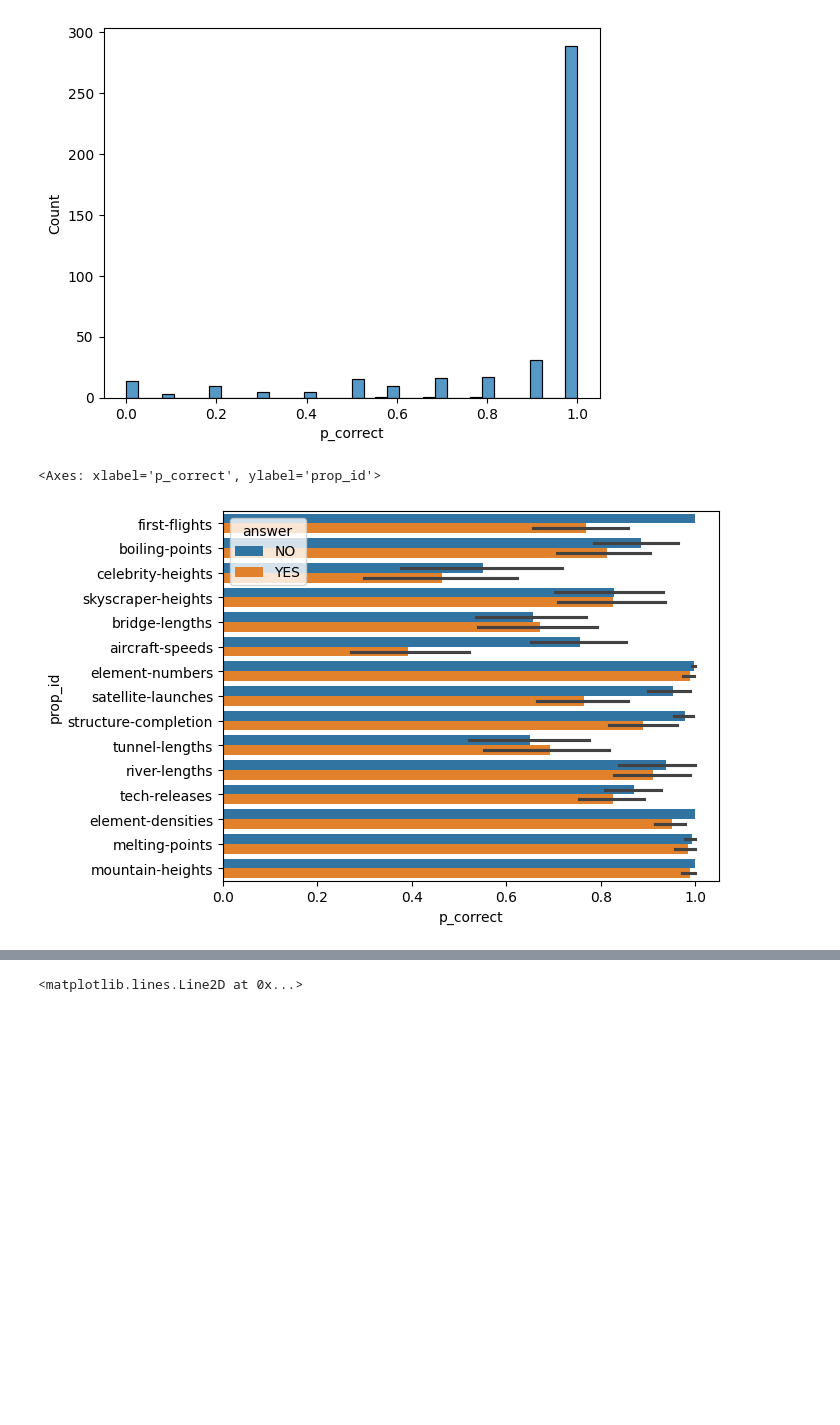
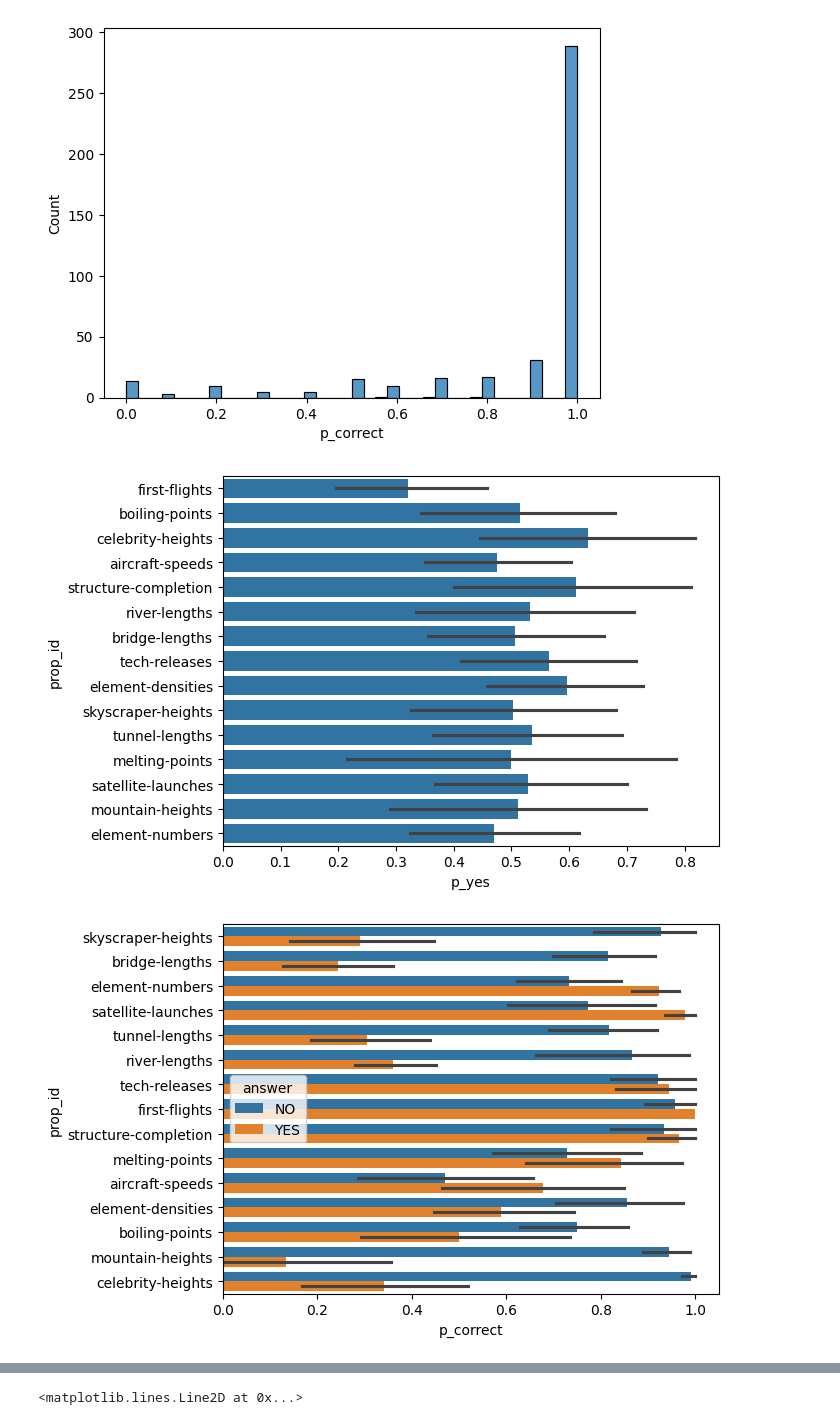
Before and after one commit to jettjaniak/chainscope, a Jupyter notebook: notebooks/scatterplots.ipynb, the cells around one changed output, grey strips where cells are left out. Saved outputs shown, nothing was run; the diff lists cells and outputs as text; code cells hidden in the pictures; blank space fills up the shorter version.

Commit message:
(comparison, dataset) yes freq. plot

```diff
--- a/notebooks/scatterplots.ipynb
+++ b/notebooks/scatterplots.ipynb
@@ -65,10 +65,14 @@ sns.histplot(df, x="p_correct")
 # %%
 filter_prop_ids = ["animals-speed", "sea-depths", "sound-speeds", "train-speeds"]
 df = orig_df[~orig_df.prop_id.isin(filter_prop_ids)]
-df = df[df.model_id == MODELS_MAP["Q7"]]
+df = df[df.model_id == MODELS_MAP["G9"]]
 df = df[df["mode"] == "cot"]
-# df = df[df.prop_id == "aircraft-speeds"]
-sns.barplot(df, y="prop_id", hue="answer", x="p_correct")
+
+sns.barplot(df[df.comparison == "gt"], y="prop_id", x="p_yes")
+plt.show()
+
+sns.barplot(df[df.comparison == "lt"], y="prop_id", hue="answer", x="p_correct")
+plt.show()
 # %% [output]
-<Axes: xlabel='p_correct', ylabel='prop_id'>
-[figure, old version]
+[figure, new version]
+[figure, added]
```
Also changed, not shown: parts of 2 cells of this notebook.
